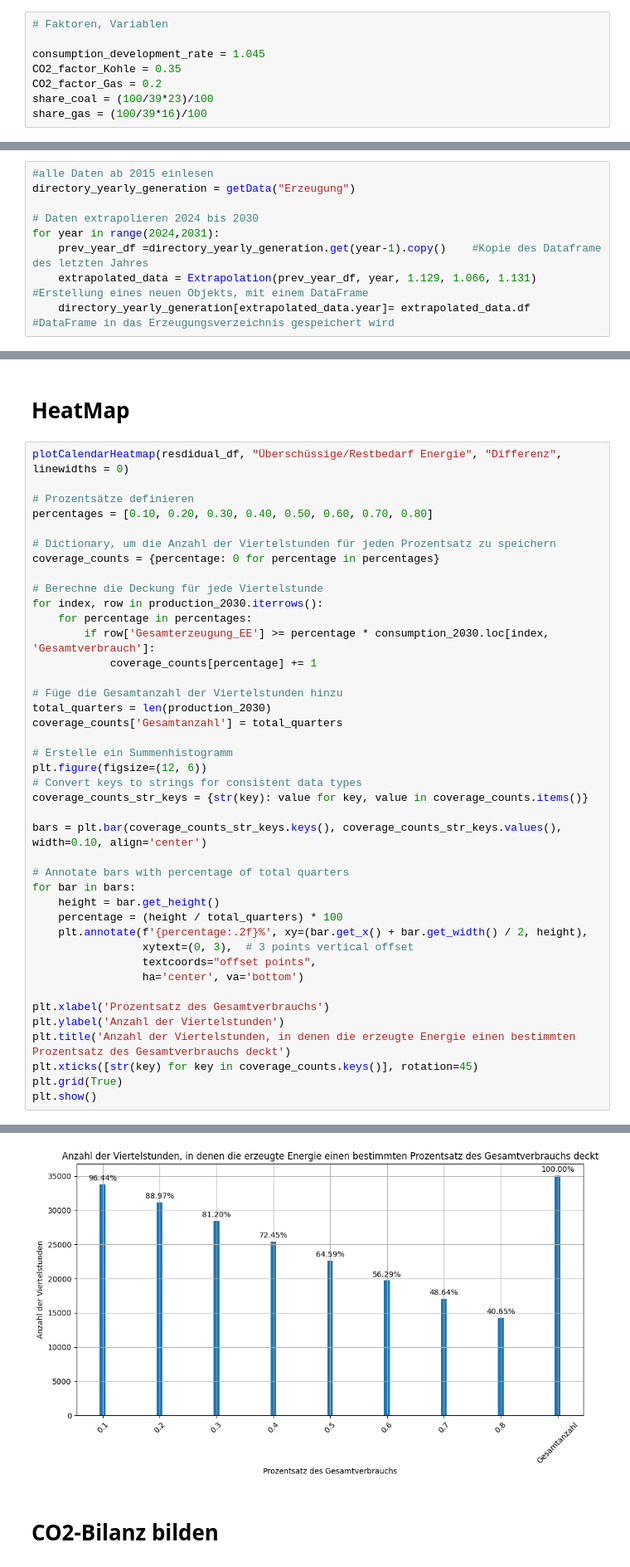
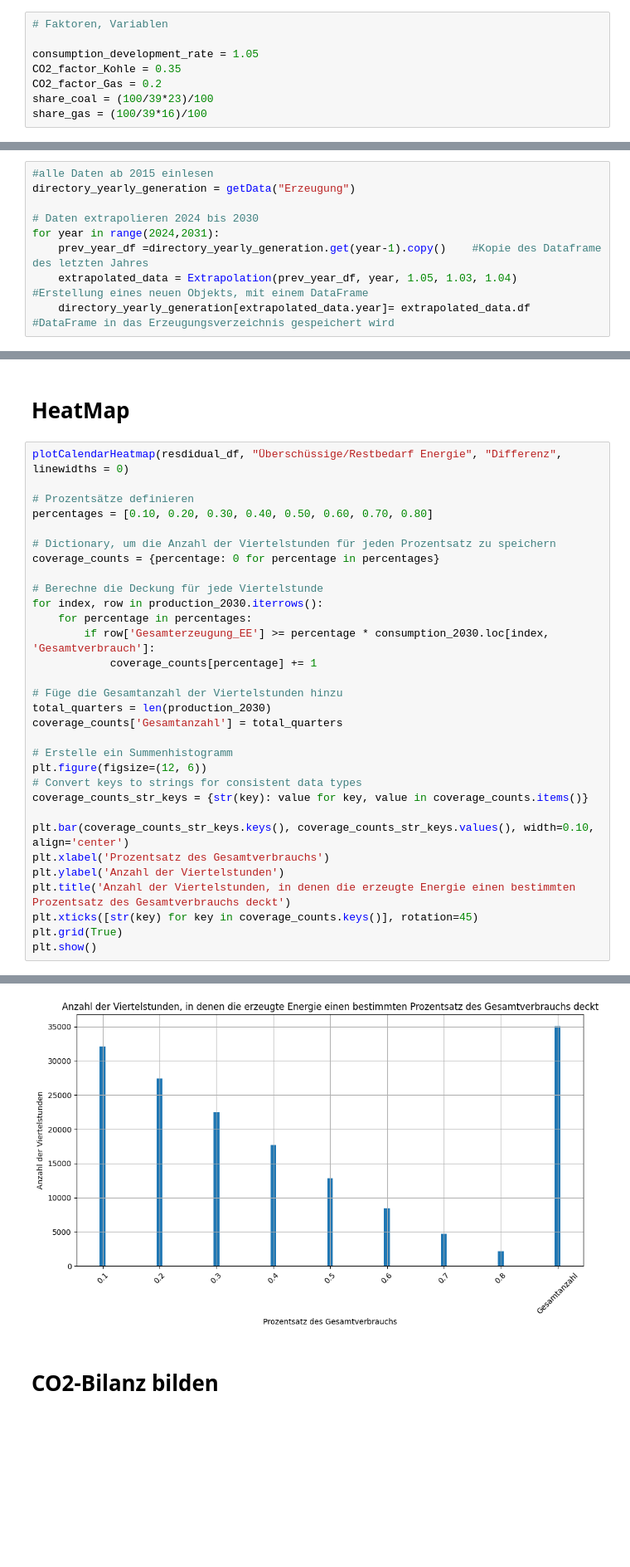
Before and after one commit to Gregor1998/Klimaneutral-20245, a Jupyter notebook: prototyp_1.ipynb, the cells around one changed output, grey strips where cells are left out. Shown at 83% size. Drawn from its saved outputs; the diff is of its cells as text; blank space fills up the shorter version.

```diff
--- a/prototyp_1.ipynb
+++ b/prototyp_1.ipynb
@@ -18,7 +18,7 @@ from utils.calculateConsumption import calculateConsumption, getConsumptionYear
 # %%
 # Faktoren, Variablen
 
-consumption_development_rate = 1.045
+consumption_development_rate = 1.05
 CO2_factor_Kohle = 0.35
 CO2_factor_Gas = 0.2
 share_coal = (100/39*23)/100
@@ -32,7 +32,7 @@ directory_yearly_generation = getData("Erzeugung")
 # Daten extrapolieren 2024 bis 2030
 for year in range(2024,2031):
     prev_year_df =directory_yearly_generation.get(year-1).copy()    #Kopie des Dataframe des letzten Jahres
-    extrapolated_data = Extrapolation(prev_year_df, year, 1.129, 1.066, 1.131)        #Erstellung eines neuen Objekts, mit einem DataFrame
+    extrapolated_data = Extrapolation(prev_year_df, year, 1.05, 1.03, 1.04)        #Erstellung eines neuen Objekts, mit einem DataFrame
     directory_yearly_generation[extrapolated_data.year]= extrapolated_data.df   #DataFrame in das Erzeugungsverzeichnis gespeichert wird
 # %% [output]
 Data für 2015 loaded succsessfully.
@@ -126,17 +110,7 @@ plt.figure(figsize=(12, 6))
 # Convert keys to strings for consistent data types
 coverage_counts_str_keys = {str(key): value for key, value in coverage_counts.items()}
 
-bars = plt.bar(coverage_counts_str_keys.keys(), coverage_counts_str_keys.values(), width=0.10, align='center')
-
-# Annotate bars with percentage of total quarters
-for bar in bars:
-    height = bar.get_height()
-    percentage = (height / total_quarters) * 100
-    plt.annotate(f'{percentage:.2f}%', xy=(bar.get_x() + bar.get_width() / 2, height),
-                 xytext=(0, 3),  # 3 points vertical offset
-                 textcoords="offset points",
-                 ha='center', va='bottom')
-
+plt.bar(coverage_counts_str_keys.keys(), coverage_counts_str_keys.values(), width=0.10, align='center')
 plt.xlabel('Prozentsatz des Gesamtverbrauchs')
 plt.ylabel('Anzahl der Viertelstunden')
 plt.title('Anzahl der Viertelstunden, in denen die erzeugte Energie einen bestimmten Prozentsatz des Gesamtverbrauchs deckt')
@@ -148,4 +122,4 @@ plt.show()
-[figure, old version]
+[figure, new version]
 # %% [markdown]
 # CO2-Bilanz bilden
 # %%
```
Also changed, not shown: parts of 3 cells of this notebook, 1 other file.
